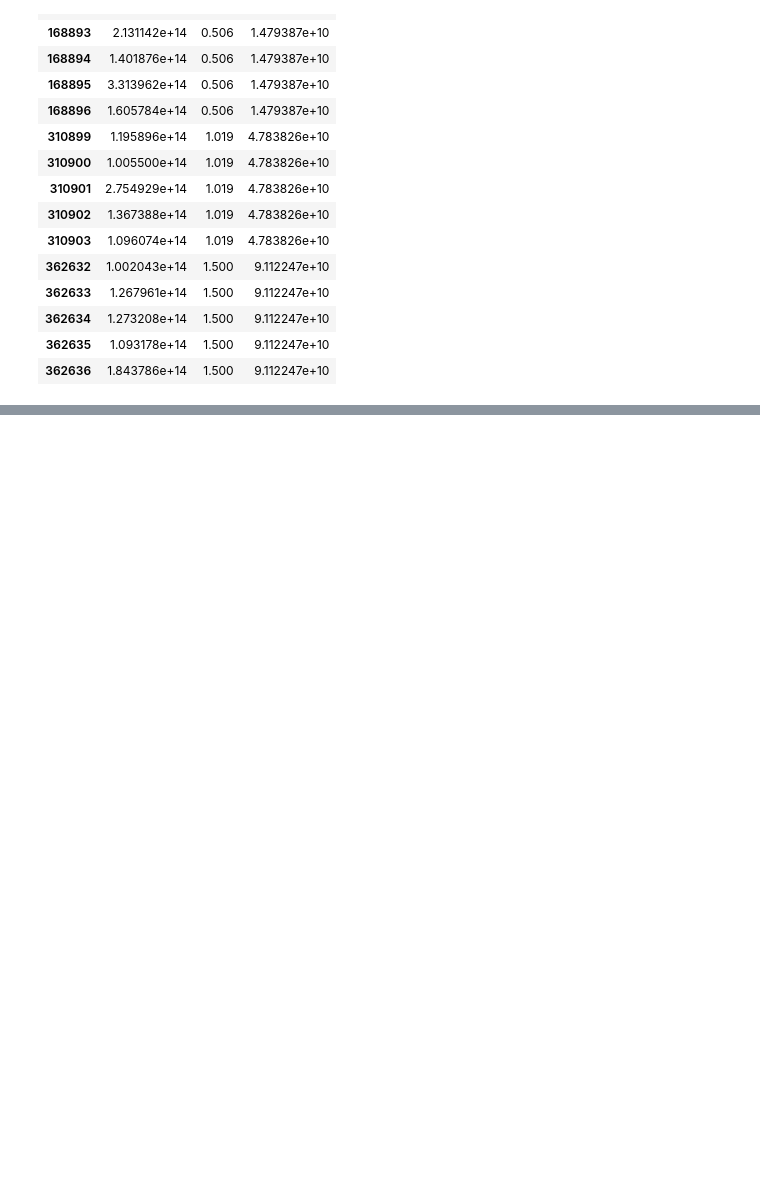
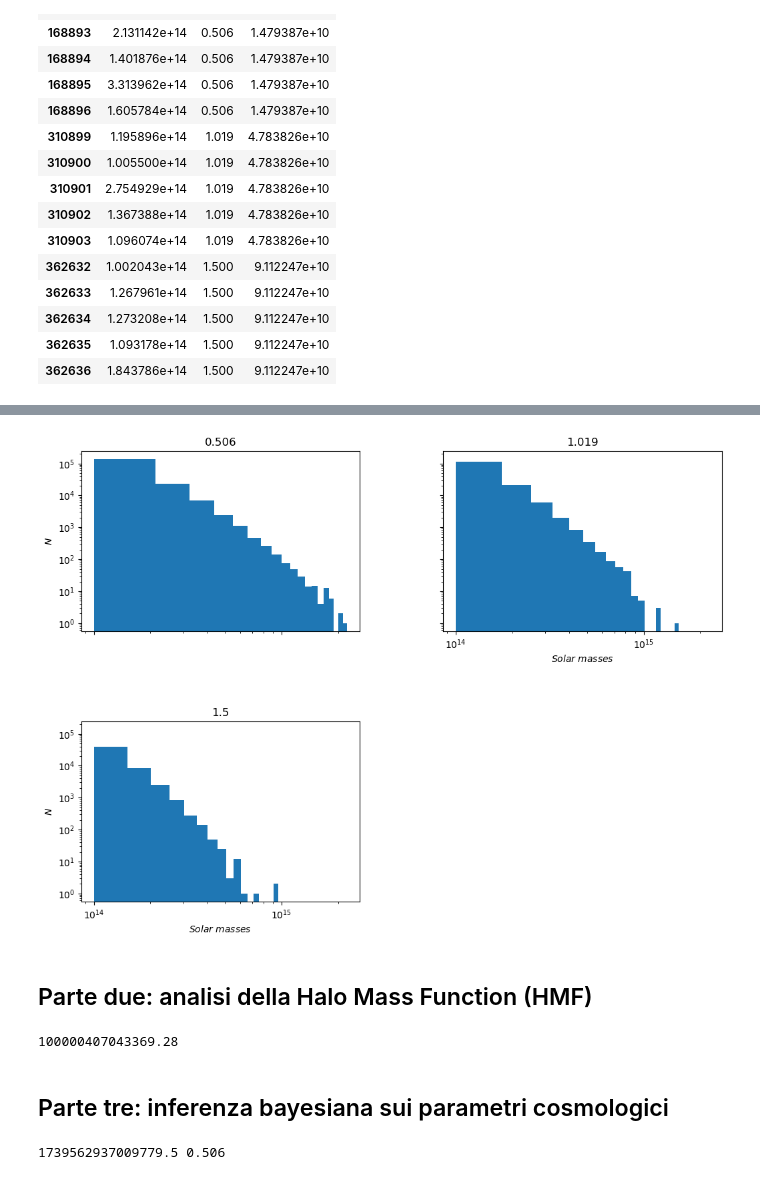
Before and after one commit to basagliuz/Esame_TRMD, a Jupyter notebook: HMF.ipynb, the cells around one changed output, grey strips where cells are left out. Saved outputs shown, nothing was run; the diff lists cells and outputs as text; code cells hidden in the pictures; blank space fills up the shorter version.

```diff
--- a/HMF.ipynb
+++ b/HMF.ipynb
@@ -52,0 +71,26 @@ euclid_ammassi.groupby('z')['mass'].describe()
+# %%
+import matplotlib.pyplot as plt
+axes = euclid_ammassi.hist(['mass'], 'z', xrot = 0, sharex = True, sharey = True, figsize = (12, 9), bins = 'sturges')
+for ax in axes.flatten():
+    ax.set(xlabel = '$Solar\ masses$', ylabel = '$N$')
+    ax.loglog()
+plt.show()
+# %% [output]
+[figure, added]
+# %% [markdown]
+## Parte due: analisi della Halo Mass Function (HMF)
+# %%
+z = [euclid_ammassi['z'].iloc[0],
+     euclid_ammassi['z'].iloc[168897],
+     euclid_ammassi['z'].iloc[310904]]
+# print(z)
+
+M = [0, 0, 0]
+M[0] = np.sort(euclid_ammassi['mass'].iloc[:168897])
+M[1] = np.sort(euclid_ammassi['mass'].iloc[168897:310904])
+M[2] = np.sort(euclid_ammassi['mass'].iloc[168897:310904])
+print(M[0].min())
+# %% [output]
+100000407043369.28
+# %% [markdown]
+## Parte tre: inferenza bayesiana sui parametri cosmologici
@@ -52,0 +123,12 @@ euclid_ammassi.groupby('z')['mass'].describe()
+# %%
+ndim = 2
+
+Mi = np.random.uniform(M[0].min(), M[0].max())
+zi = z[0]
+print(Mi, zi)
+
+# posizione iniziale e numero di walker
+p0 = np.array([0.81, 0.31])
+nwalkers = 20
+# %% [output]
+1739562937009779.5 0.506
```
Also changed, not shown: parts of 4 cells of this notebook, 1 other file.
